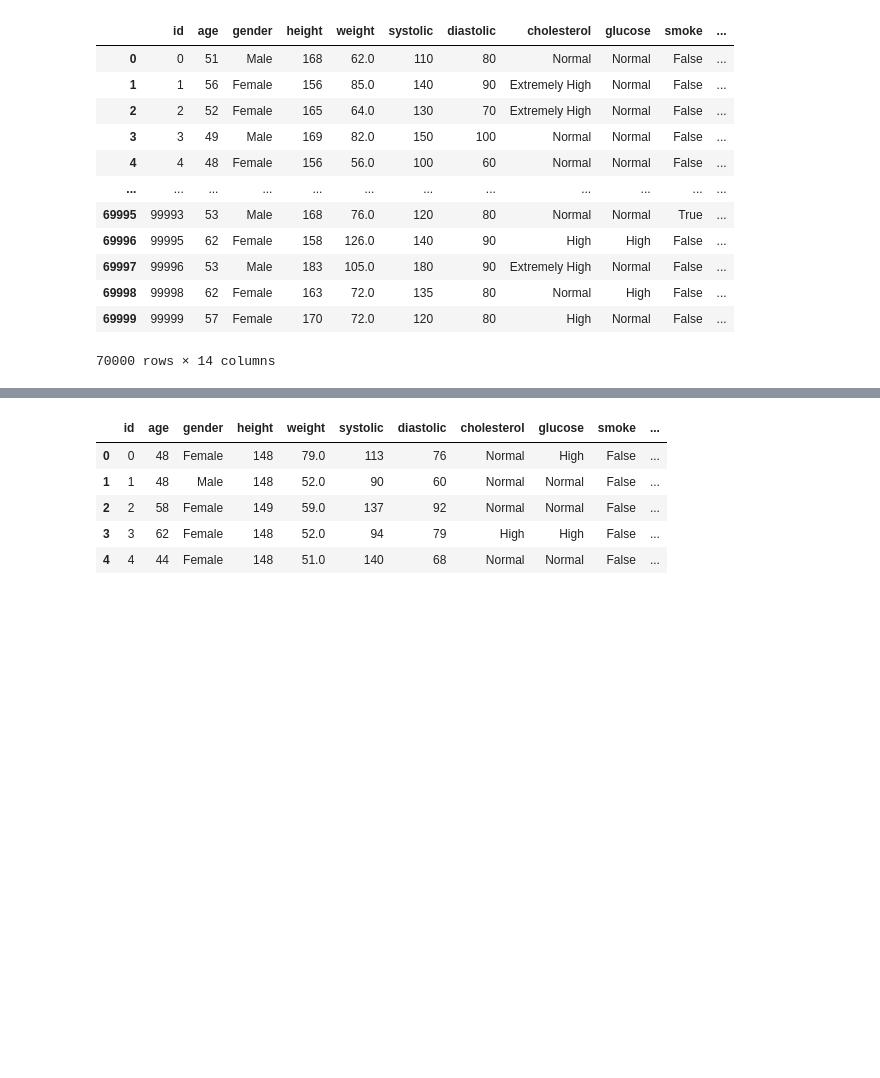
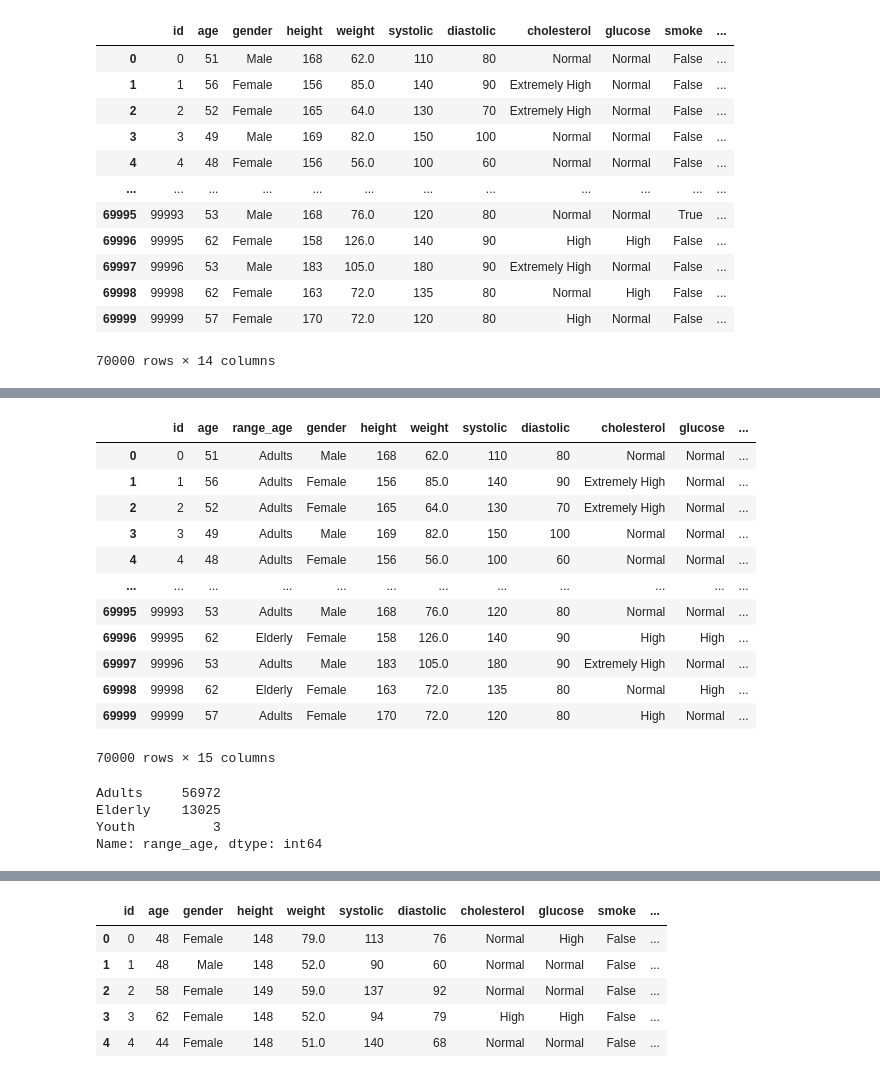
Before and after one commit to caiocmb7/projetos, a Jupyter notebook: ML&AI/TCC/initial.ipynb, the cells around one changed output, grey strips where cells are left out. Drawn from its saved outputs; the diff is of its cells as text; code cells hidden in the pictures; blank space fills up the shorter version.

```diff
--- a/ML&AI/TCC/initial.ipynb
+++ b/ML&AI/TCC/initial.ipynb
@@ -35,0 +60,53 @@ cardio
+# %%
+bins = [0, 30, 60, 100]
+
+"""
+Youth - <30
+Adults - 30 ~ 60
+Elderly - >60
+
+"""
+cardio["range_age"] = pd.cut(
+    cardio["age"], bins=bins, labels=["Youth", "Adults", "Elderly"]
+).astype("object")
+cardio = cardio[
+    [
+        "id",
+        "age",
+        "range_age",
+        "gender",
+        "height",
+        "weight",
+        "systolic",
+        "diastolic",
+        "cholesterol",
+        "glucose",
+        "smoke",
+        "alcohol_intake",
+        "physical_activity",
+        "cv_disease",
+        "bmi",
+    ]
+]
+cardio
+# %% [output]
+|  | id | age | range_age | gender | height | weight | systolic | diastolic | cholesterol | glucose | ... |
+| 0 | 0 | 51 | Adults | Male | 168 | 62.0 | 110 | 80 | Normal | Normal | ... |
+| 1 | 1 | 56 | Adults | Female | 156 | 85.0 | 140 | 90 | Extremely High | Normal | ... |
+| 2 | 2 | 52 | Adults | Female | 165 | 64.0 | 130 | 70 | Extremely High | Normal | ... |
+| 3 | 3 | 49 | Adults | Male | 169 | 82.0 | 150 | 100 | Normal | Normal | ... |
+| 4 | 4 | 48 | Adults | Female | 156 | 56.0 | 100 | 60 | Normal | Normal | ... |
+| ... | ... | ... | ... | ... | ... | ... | ... | ... | ... | ... | ... |
+| 69995 | 99993 | 53 | Adults | Male | 168 | 76.0 | 120 | 80 | Normal | Normal | ... |
+| 69996 | 99995 | 62 | Elderly | Female | 158 | 126.0 | 140 | 90 | High | High | ... |
+| 69997 | 99996 | 53 | Adults | Male | 183 | 105.0 | 180 | 90 | Extremely High | Normal | ... |
+| 69998 | 99998 | 62 | Elderly | Female | 163 | 72.0 | 135 | 80 | Normal | High | ... |
+| 69999 | 99999 | 57 | Adults | Female | 170 | 72.0 | 120 | 80 | High | Normal | ... |
+70000 rows × 15 columns
+# %%
+cardio["range_age"].value_counts()
+# %% [output]
+Adults     56972
+Elderly    13025
+Youth          3
+Name: range_age, dtype: int64
```
Also changed, not shown: parts of 16 cells of this notebook.
